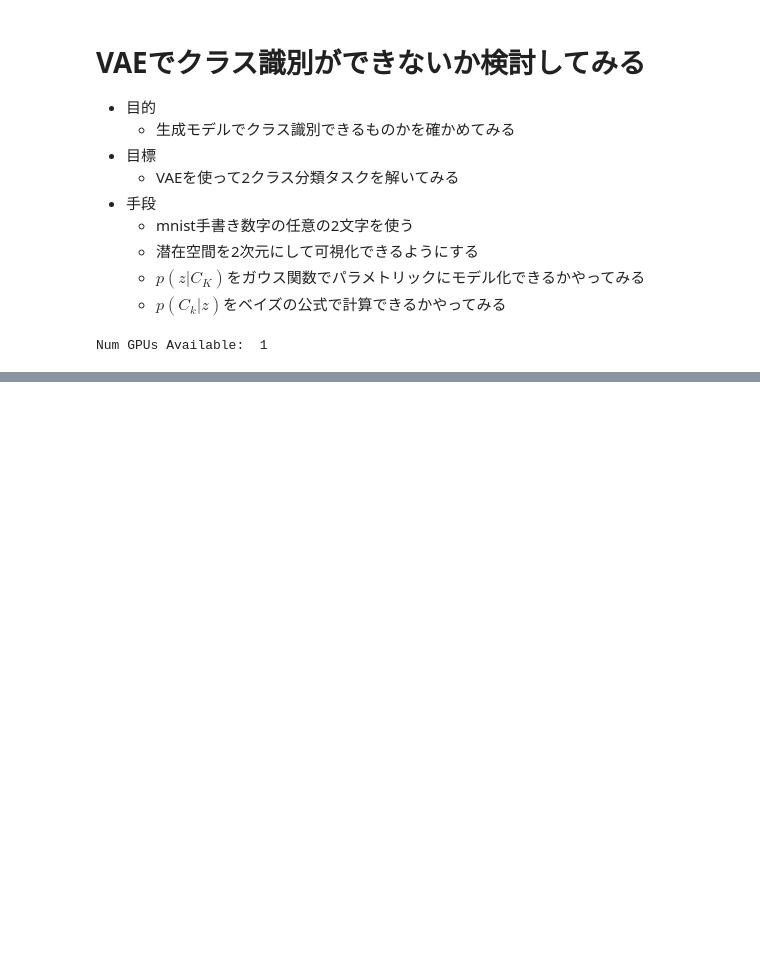
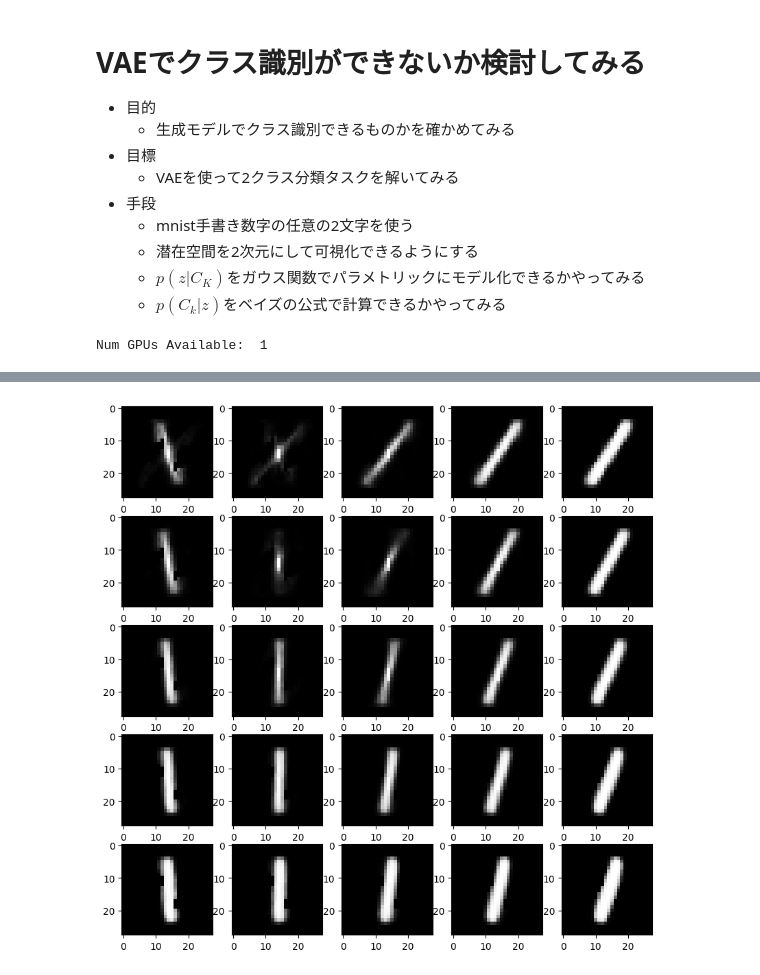
Before and after one commit to mdwl23/vae_study, a Jupyter notebook: note02.ipynb, the cells around one changed output, grey strips where cells are left out. Drawn from its saved outputs; the diff is of its cells as text; code cells hidden in the pictures; blank space fills up the shorter version.

```diff
--- a/note02.ipynb
+++ b/note02.ipynb
@@ -88,9 +89,12 @@ vae_loss = tf.keras.backend.mean(reconstruction_loss + kl_loss)
 vae.add_loss(vae_loss)
 vae.compile(optimizer='adam')
 # %%
+# モデルのパラメータを初期化する
+K.clear_session()
+
 vae.fit(data_train[0],
         epochs=epochs,
         batch_size=batch_size,
-        validation_data=(x_test, None))
+        validation_data=(data_test[0], None))
 # %% [output]
 Epoch 1/10
@@ -203,0 +226,27 @@ plt.show()
+# %%
+# モデルのパラメータを初期化する
+K.clear_session()
+
+vae.fit(data_train[1],
+        epochs=epochs,
+        batch_size=batch_size,
+        validation_data=(data_test[1], None))
+
+x = np.arange(-1, 1.1, 0.5)
+y = np.arange(-1, 1.1, 0.5)
+
+xx, yy = np.meshgrid(x, y)
+data = np.array([xx.ravel(), yy.ravel()]).T
+
+list_generated_image = []
+for i in data:
+    list_generated_image.append(decoder.predict(i.reshape(1,2)))
+
+fig, axs = plt.subplots(5, 5, figsize=(10, 10))
+cnt=0
+for i in range(5):
+    for j in range(5):
+        axs[i, j].imshow(list_generated_image[cnt].reshape(28,28), cmap="gray")
+        cnt+=1
+plt.show()
+# %% [output]
@@ -203,0 +270 @@ plt.show()
+[figure, added]
```
Also changed, not shown: parts of 8 cells of this notebook.
